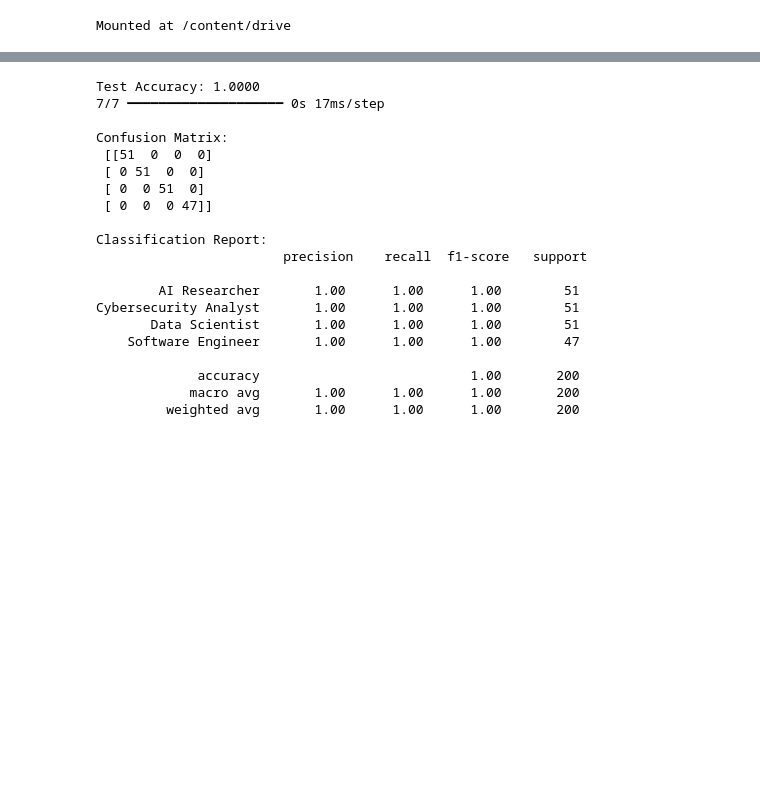
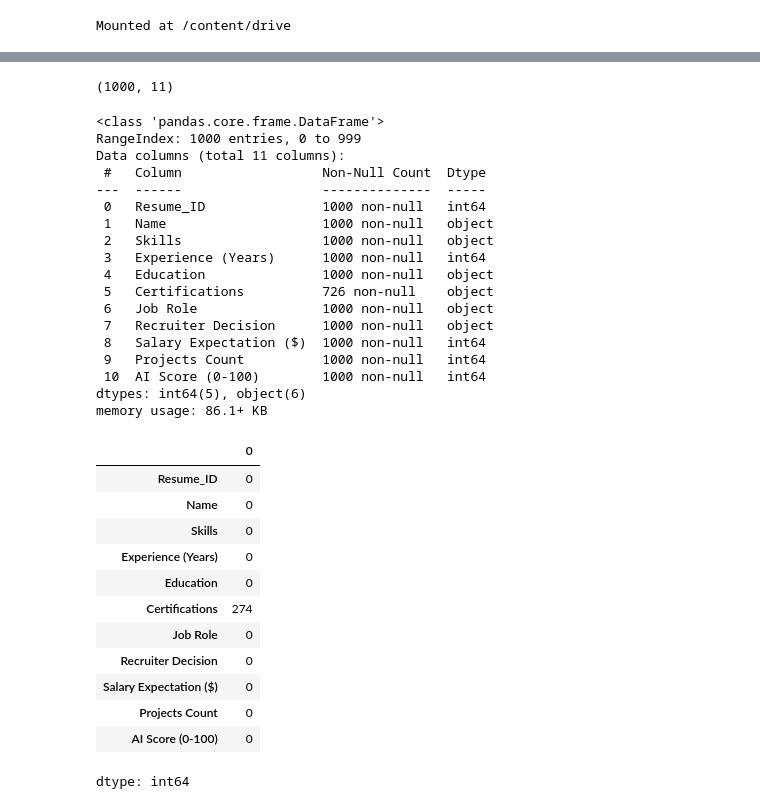
Before and after one commit to Krishna-Dhawangale/Resume-Screening-Machine-Learning-, a Jupyter notebook: ANN_resume_screening.ipynb, the cells around one changed output, grey strips where cells are left out. Drawn from its saved outputs; the diff is of its cells as text; code cells hidden in the pictures; blank space fills up the shorter version.

```diff
--- a/ANN_resume_screening.ipynb
+++ b/ANN_resume_screening.ipynb
@@ -431,40 +36,39 @@ Model: "sequential"
-# %%
-from sklearn.metrics import classification_report, confusion_matrix
-import numpy as np
-
-# Evaluate the model on the test data
-loss, accuracy = model.evaluate(X_test_scaled, y_test, verbose=0)
-print(f"\nTest Accuracy: {accuracy:.4f}")
-
-# Make predictions on the test data
-y_pred_probs = model.predict(X_test_scaled)
-y_pred = np.argmax(y_pred_probs, axis=1)
-
-# Generate Confusion Matrix
-conf_matrix = confusion_matrix(y_test, y_pred)
-print("\nConfusion Matrix:\n", conf_matrix)
-
-# Generate Classification Report
-class_report = classification_report(y_test, y_pred, target_names=label_encoder.classes_)
-print("\nClassification Report:\n", class_report)
-# %% [output]
-Test Accuracy: 1.0000
-7/7 ━━━━━━━━━━━━━━━━━━━━ 0s 17ms/step
-
-Confusion Matrix:
- [[51  0  0  0]
- [ 0 51  0  0]
- [ 0  0 51  0]
- [ 0  0  0 47]]
-
-Classification Report:
-                        precision    recall  f1-score   support
-
-        AI Researcher       1.00      1.00      1.00        51
-Cybersecurity Analyst       1.00      1.00      1.00        51
-       Data Scientist       1.00      1.00      1.00        51
-    Software Engineer       1.00      1.00      1.00        47
-
-             accuracy                           1.00       200
-            macro avg       1.00      1.00      1.00       200
-         weighted avg       1.00      1.00      1.00       200
+# %%
+df.shape
+# %% [output]
+(1000, 11)
+# %%
+df.info()
+df.isnull().sum()
+# %% [output]
+<class 'pandas.core.frame.DataFrame'>
+RangeIndex: 1000 entries, 0 to 999
+Data columns (total 11 columns):
+ #   Column                  Non-Null Count  Dtype
+---  ------                  --------------  -----
+ 0   Resume_ID               1000 non-null   int64
+ 1   Name                    1000 non-null   object
+ 2   Skills                  1000 non-null   object
+ 3   Experience (Years)      1000 non-null   int64
+ 4   Education               1000 non-null   object
+ 5   Certifications          726 non-null    object
+ 6   Job Role                1000 non-null   object
+ 7   Recruiter Decision      1000 non-null   object
+ 8   Salary Expectation ($)  1000 non-null   int64
+ 9   Projects Count          1000 non-null   int64
+ 10  AI Score (0-100)        1000 non-null   int64
+dtypes: int64(5), object(6)
+memory usage: 86.1+ KB
+|  | 0 |
+| Resume_ID | 0 |
+| Name | 0 |
+| Skills | 0 |
+| Experience (Years) | 0 |
+| Education | 0 |
+| Certifications | 274 |
+| Job Role | 0 |
+| Recruiter Decision | 0 |
+| Salary Expectation ($) | 0 |
+| Projects Count | 0 |
+| AI Score (0-100) | 0 |
+dtype: int64
```
Also changed, not shown: parts of 48 cells of this notebook.
